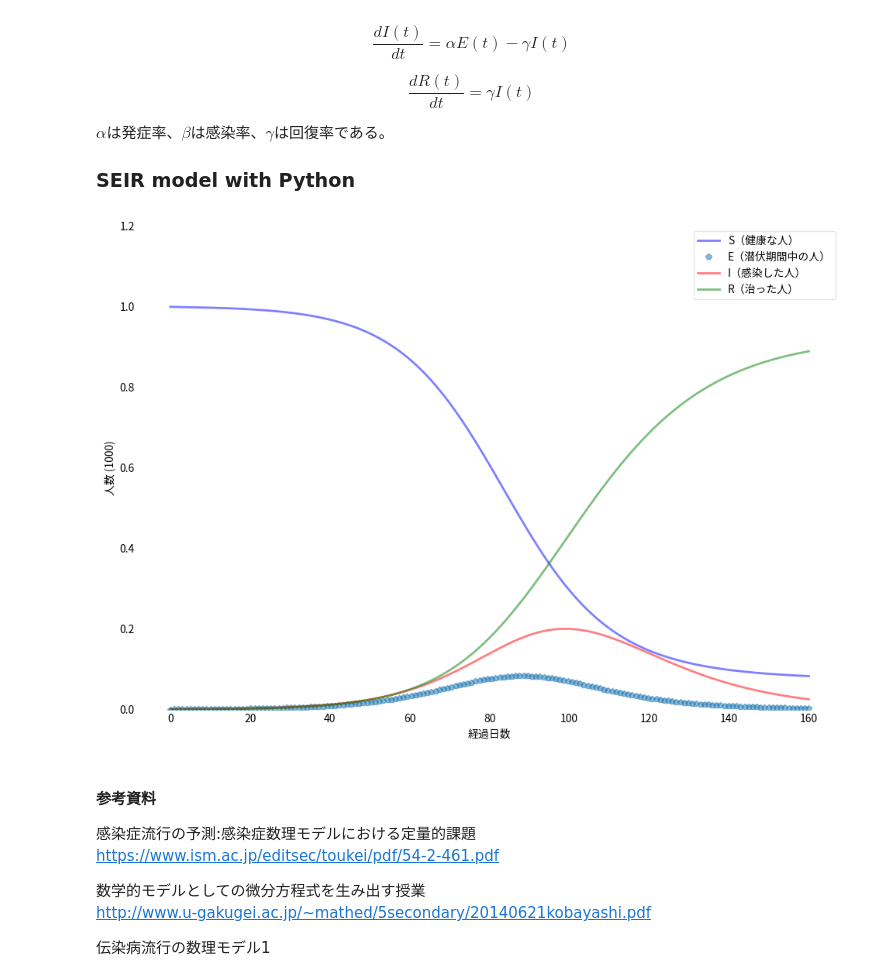
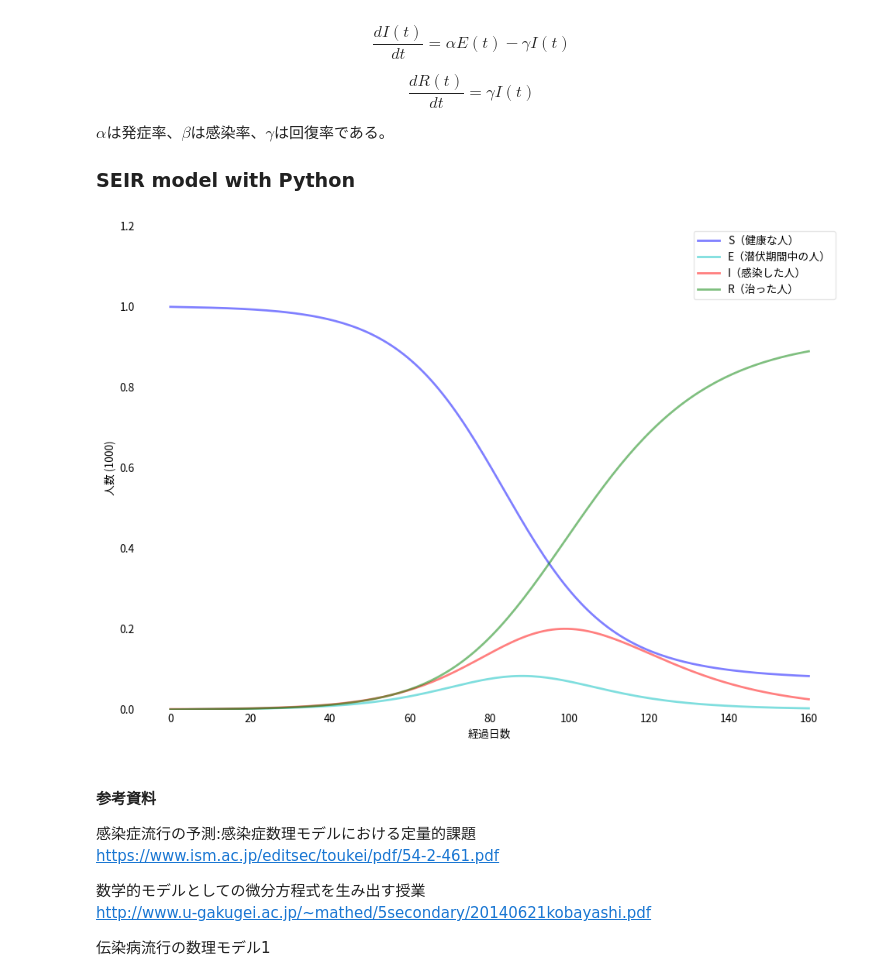
Before and after one commit to 900914/TIL, a Jupyter notebook: Python/SIRModel.ipynb, the cells around one changed output. Saved outputs shown, nothing was run; the diff lists cells and outputs as text; code cells hidden in the pictures.

```diff
--- a/Python/SIRModel.ipynb
+++ b/Python/SIRModel.ipynb
@@ -181,23 +181,23 @@ S, E, I, R = ret.T
 # %%
 fig = plt.figure(facecolor='w',figsize=(11.69,8.27),dpi=100,)
 ax = fig.add_subplot(111,axisbelow=True)
 ax.plot(t, S/1000, 'b', alpha=0.5, lw=2, label='S（健康な人）')
-ax.plot(t, E/1000, 'p', alpha=0.5, lw=2, label='E（潜伏期間中の人）')
+ax.plot(t, E/1000, 'c', alpha=0.5, lw=2, label='E（潜伏期間中の人）')
 ax.plot(t, I/1000, 'r', alpha=0.5, lw=2, label='I（感染した人）')
 ax.plot(t, R/1000, 'g', alpha=0.5, lw=2, label='R（治った人）')
 ax.set_xlabel('経過日数')
 ax.set_ylabel('人数 (1000)')
 ax.set_ylim(0,1.2)
 ax.yaxis.set_tick_params(length=0)
 ax.xaxis.set_tick_params(length=0)
 ax.grid(b=True, which='major', c='w', lw=2, ls='-')
 legend = ax.legend()
 legend.get_frame().set_alpha(0.5)
 for spine in ('top', 'right', 'bottom', 'left'):
     ax.spines[spine].set_visible(False)
 plt.show()
 # %% [output]
-[figure, old version]
+[figure, new version]
 # %% [markdown]
 
 #### 参考資料
```
Also changed, not shown: parts of 1 cell of this notebook.
